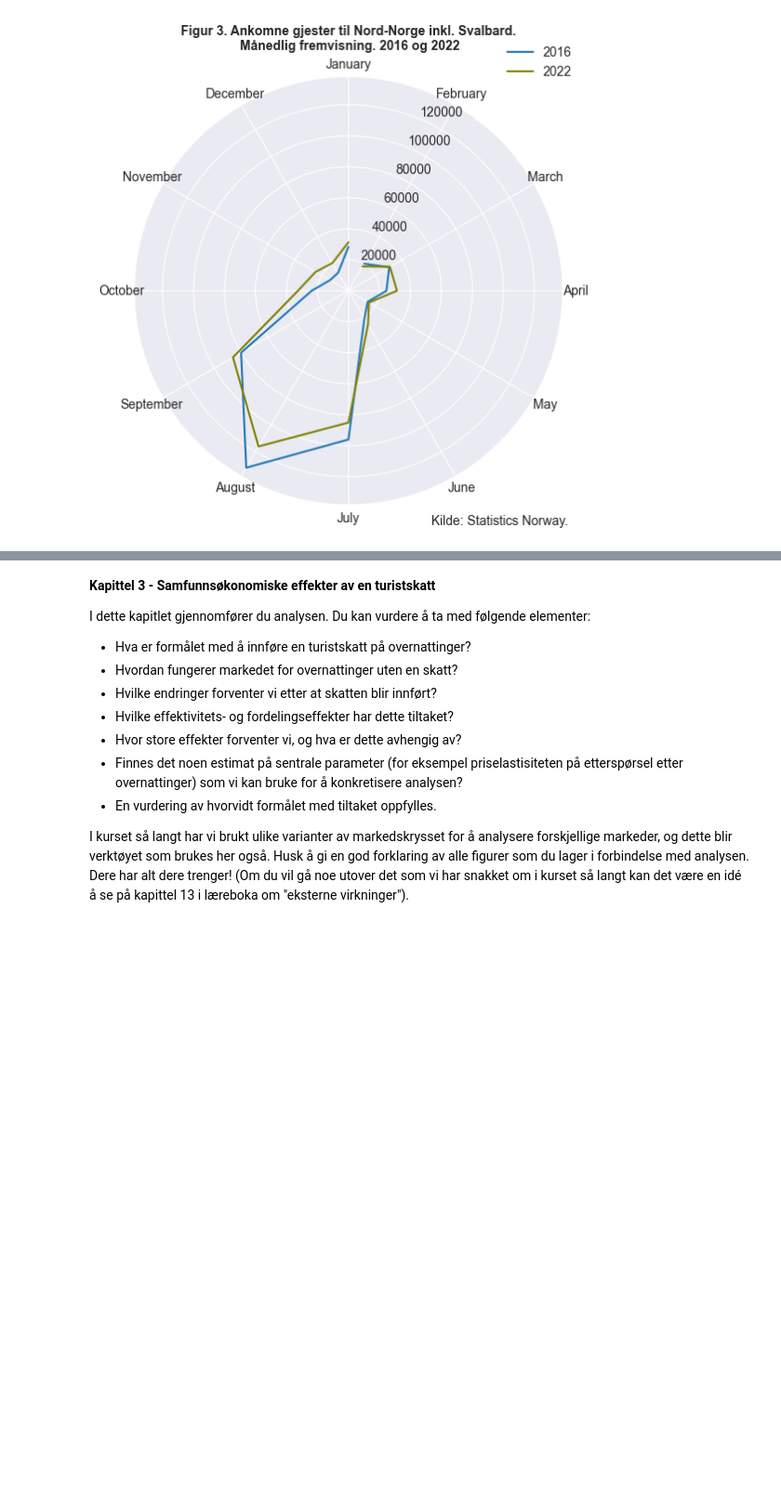
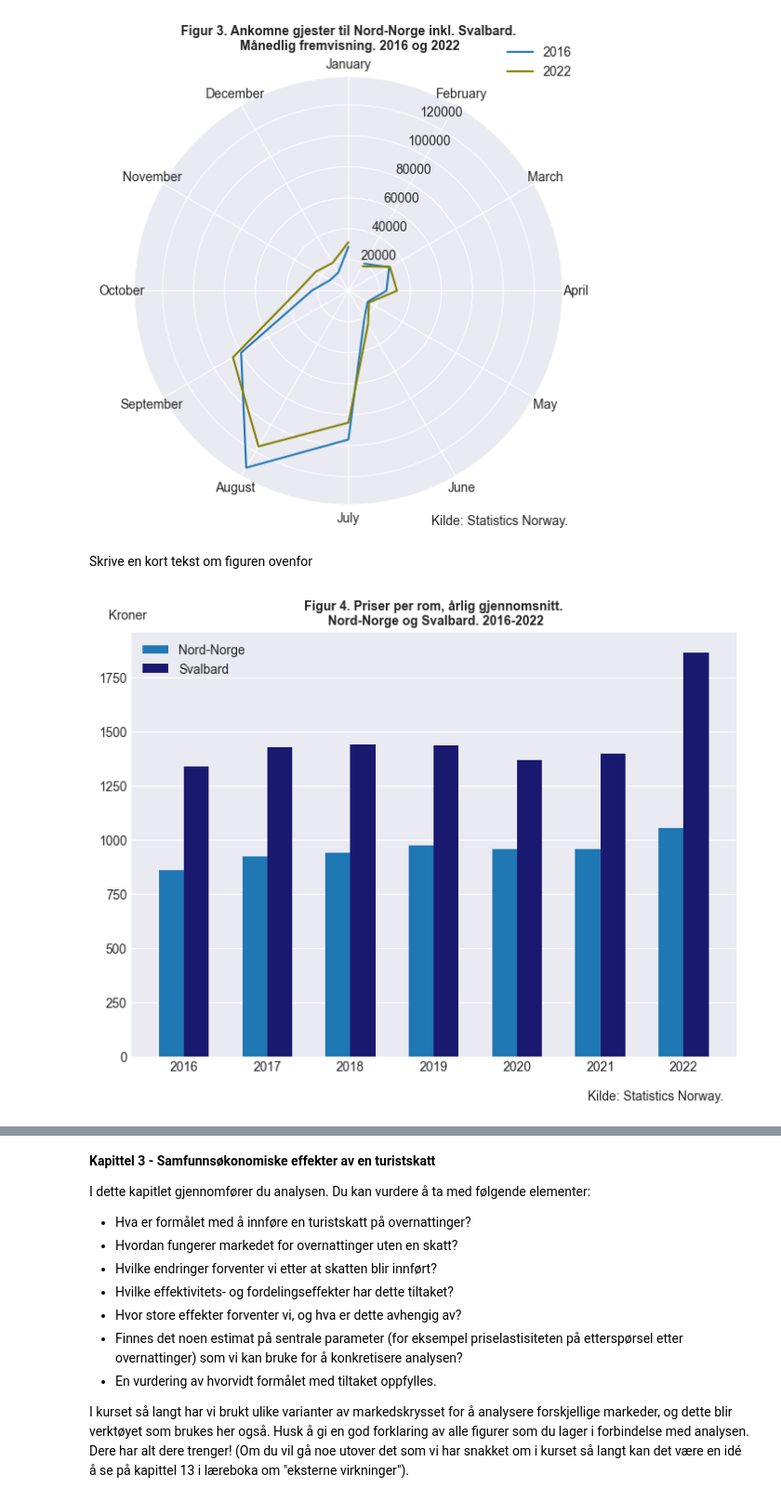
Before and after one commit to DanielFabioG/SOK-1003-og-SOK-1006, a Jupyter notebook: sok-1006/Mappeoppgaver/Mikro_V2023_1006.ipynb, the cells around one changed output, grey strips where cells are left out. Shown: that part at 93% size. Saved outputs shown, nothing was run; the diff lists cells and outputs as text; code cells hidden in the pictures; blank space fills up the shorter version.

```diff
--- a/sok-1006/Mappeoppgaver/Mikro_V2023_1006.ipynb
+++ b/sok-1006/Mappeoppgaver/Mikro_V2023_1006.ipynb
@@ -725,3 +731,5 @@ ax.text(x=2.8, y=160000, s='Kilde: Statistics Norway.', fontsize=10)
 ax.legend(loc='upper right', bbox_to_anchor=(1.05, 1.1), fontsize=10);
 # %% [output]
 [figure]
+# %% [markdown]
+Skrive en kort tekst om figuren ovenfor
@@ -727,0 +903,34 @@ ax.legend(loc='upper right', bbox_to_anchor=(1.05, 1.1), fontsize=10);
+# %%
+# Plotting the data
+fig, ax = plt.subplots(figsize=(8.5, 6))
+#Fixing the width of the bars
+width = 0.3
+# np.arange to create the x-axis years
+x_p = np.arange(len(nord_norge_df2['måned']))
+
+# For loop to create the x-axis years for the second bar
+x_d = [x + width for x in x_p]
+
+# Plotting first bar, have to use .astype string to convert the date to string so it doesnt give decimals in year
+ax.bar(x_p,nord_norge_df2['value'], width=width, label='Nord-Norge', color='#1f77b4') # have to put width=width to make sure the bars are next to each other
+
+# Plot the second bar
+ax.bar(x_d, svalbard_df2['value'], width=width, label='Svalbard', color='midnightblue')
+
+# Calculating the position of the tick labels to make the plot centered
+ticks_pos = x_p + width/2
+# Setting the x_ticks to the position of the tick labels
+ax.set_xticks(ticks_pos)
+# Setting label for the x_ticks
+ax.set_xticklabels(nord_norge_df2['måned'].astype("string"))
+# Set the title and labels
+ax.set_title('Figur 4. Priser per rom, årlig gjennomsnitt.\n Nord-Norge og Svalbard. 2016-2022', fontsize=10, fontweight='bold')
+# Fixing the grid
+ax.grid(axis='y')
+# caption og y-akse label
+ax.text(5, -200, 'Kilde: Statistics Norway.', fontsize=10)
+ax.text(-0.75, 2020, 'Kroner', fontsize=10)
+# legende
+ax.legend(loc='upper left');
+# %% [output]
+[figure, added]
```
Also changed, not shown: parts of 21 cells of this notebook, 2 other files.
